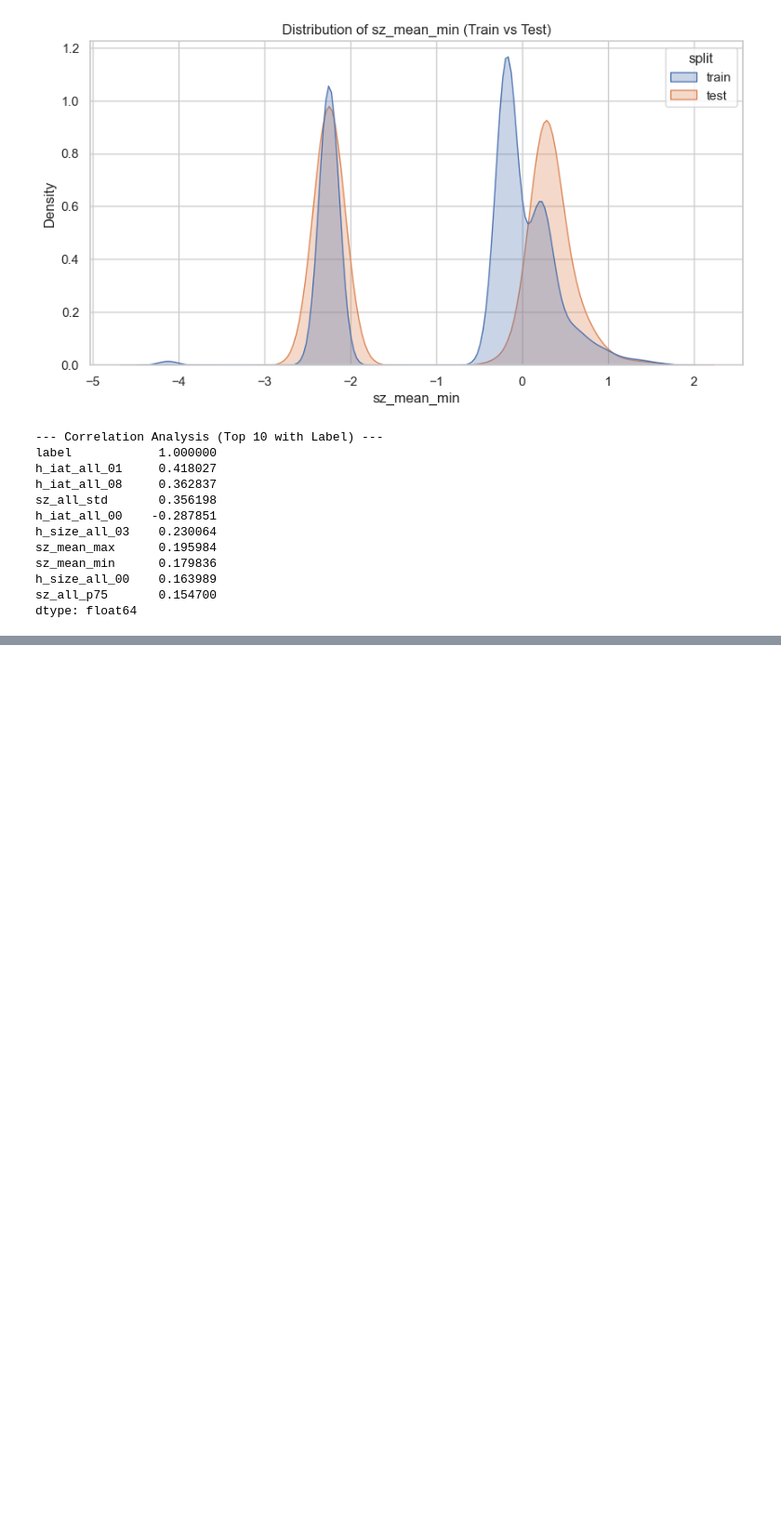
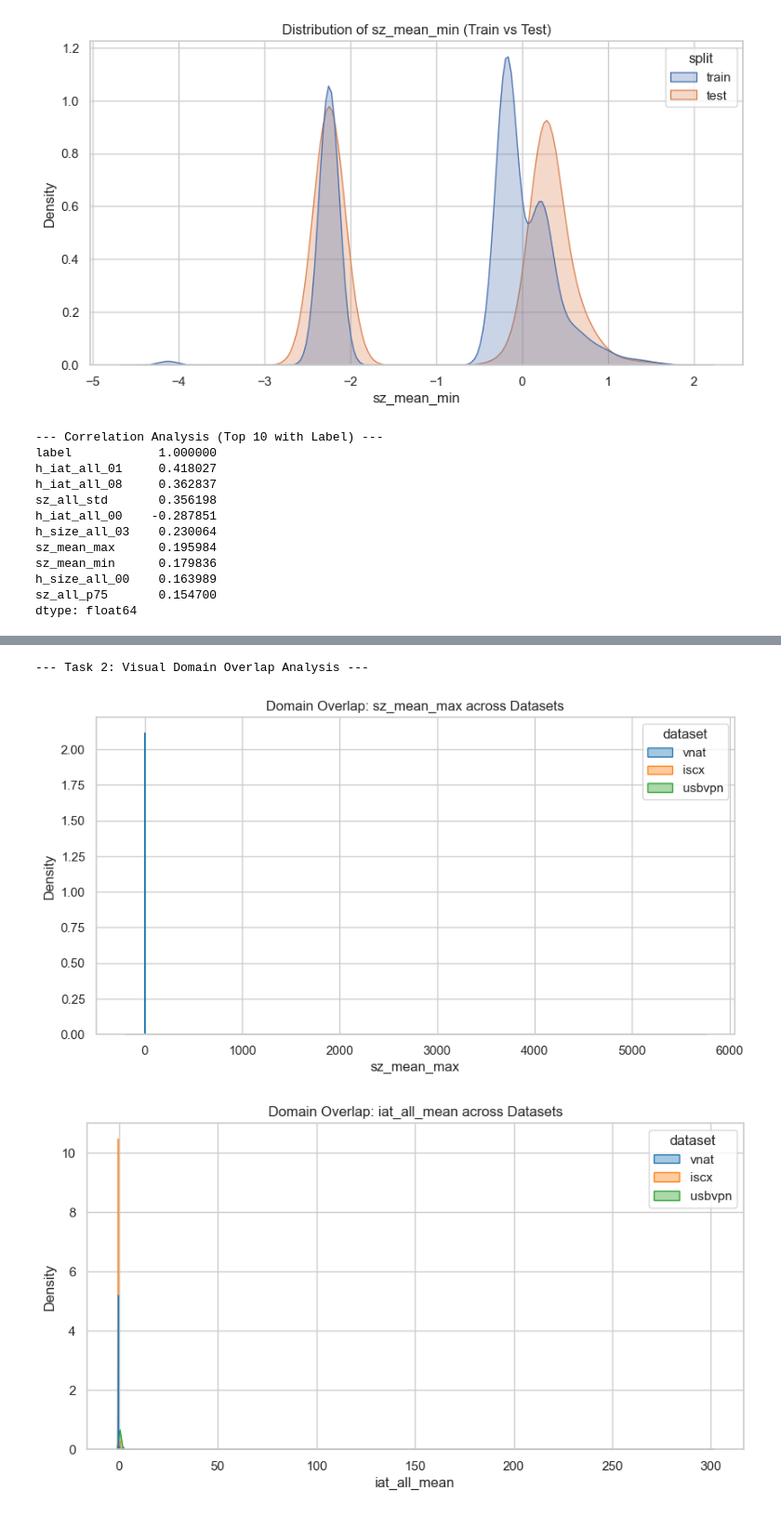
Before and after one commit to MalinaDumitrescu/ai-vpn-firewall, a Jupyter notebook: notebooks/17_dataset_audit.ipynb, the cells around one changed output, grey strips where cells are left out. Shown at 93% size. Saved outputs shown, nothing was run; the diff lists cells and outputs as text; code cells hidden in the pictures; blank space fills up the shorter version.

```diff
--- a/notebooks/17_dataset_audit.ipynb
+++ b/notebooks/17_dataset_audit.ipynb
@@ -298,0 +313,30 @@ dtype: float64
+# %%
+# Task 1: Dimensionality & Range Audit
+print("\n--- Task 1: Dimensionality & Range Audit ---")
+anchor_features = ["sz_mean_max", "sz_mean_min", "iat_all_mean", "tot_pkt"]
+available_anchors = [f for f in anchor_features if f in forensic_df.columns]
+
+if available_anchors:
+    audit_table = forensic_df.groupby("dataset")[available_anchors].agg(["mean", "std", "min", "max"])
+    print("Summary Table (Mean, Std, Min, Max):")
+    display(audit_table)
+
+    print("\n--- Extreme Outliers Audit ---")
+    for dataset in forensic_df["dataset"].unique():
+        print(f"\nOutliers in {dataset.upper()}:")
+        ds_data = forensic_df[forensic_df["dataset"] == dataset]
+        for f in available_anchors:
+            feat_mean = ds_data[f].mean()
+            feat_std = ds_data[f].std()
+            if feat_std > 0:
+                # Defining extreme outlier as > 3 std from mean
+                outliers = ds_data[ds_data[f] > feat_mean + 3 * feat_std]
+                if len(outliers) > 0:
+                    max_val = float(ds_data[f].max())
+                    print(f"  {f}: {len(outliers)} flows > 3 std (Max: {max_val:.2f})")
+                else:
+                    print(f"  {f}: No extreme outliers (> 3 std)")
+            else:
+                print(f"  {f}: Standard deviation is 0 (constant value)")
+else:
+    print(f"Anchor features {anchor_features} not found.")
@@ -298,0 +371,17 @@ dtype: float64
+# %%
+# Task 2: Visual Domain Overlap Analysis
+print("\n--- Task 2: Visual Domain Overlap Analysis ---")
+overlap_features = ["sz_mean_max", "iat_all_mean"]
+available_overlap = [f for f in overlap_features if f in forensic_df.columns]
+
+for feat in available_overlap:
+    plt.figure(figsize=(10, 5))
+    sns.kdeplot(data=forensic_df, x=feat, hue="dataset", common_norm=False, fill=True, alpha=0.4, palette="tab10")
+    plt.title(f"Domain Overlap: {feat} across Datasets")
+    plt.xlabel(feat)
+    plt.ylabel("Density")
+    plt.show()
+# %% [output]
+--- Task 2: Visual Domain Overlap Analysis ---
+[figure, added]
+[figure, added]
```
Also changed, not shown: parts of 13 cells of this notebook, 10 other files.
